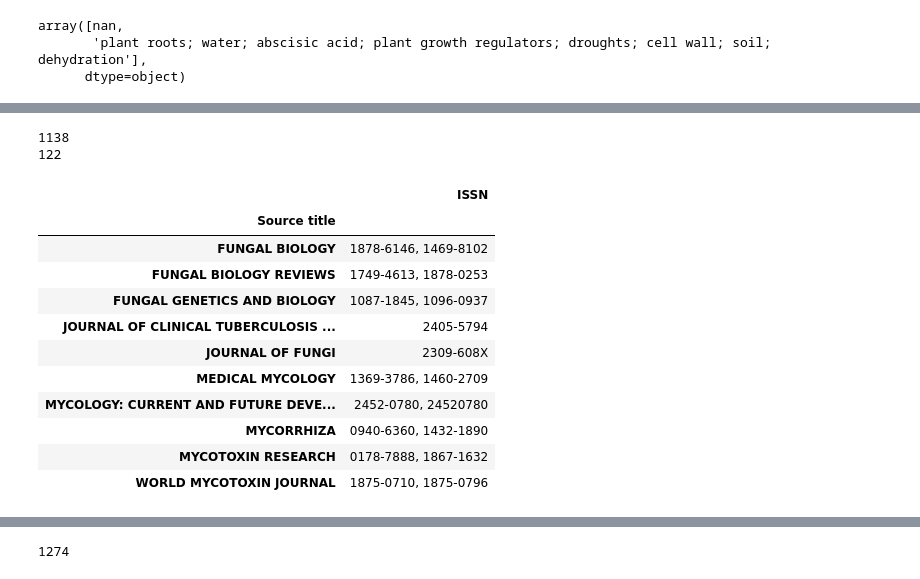
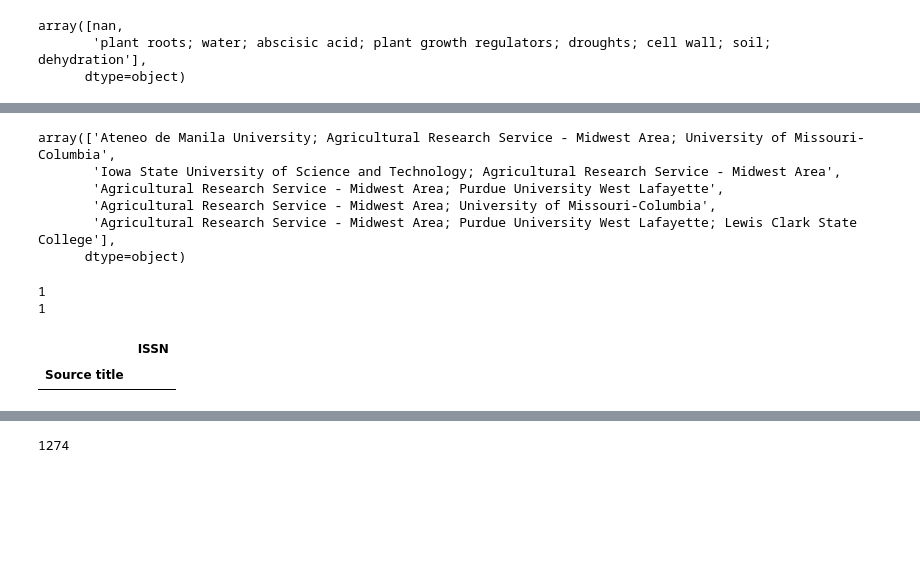
Before and after one commit to ejamezquita/ipg_network, a Jupyter notebook: jupyter/get_plant_group.ipynb, the cells around one changed output, grey strips where cells are left out. Saved outputs shown, nothing was run; the diff lists cells and outputs as text; code cells hidden in the pictures; blank space fills up the shorter version.

```diff
--- a/jupyter/get_plant_group.ipynb
+++ b/jupyter/get_plant_group.ipynb
@@ -278,0 +325,10 @@ After matching: 181
+# %%
+reload(utils)
+usda_institutes = ['United States Department of Agriculture', 'Agricultural Research Service', 'Biological Control of Insects Research']
+usauthors, uspnum, idx = utils.corresponding_authors_from_institute(usdata, usda_institutes, exclude_list=institutes)
+print('Found', len(usauthors),'different corresponding authors in', len(idx), 'publications')
+
+usauthors, uspnum = utils.remove_long_corresponding(usauthors, uspnum)
+print('Reduced to', len(usauthors),'corresponding authors')
+fz = utils.fuzzy_matrix(usauthors)
+usda_pubs = utils.fuzzymatching_authors(usauthors, uspnum, fz, tol)
@@ -449,9 +413,10 @@ After matching: 585
 # %%
 iscorr = np.zeros(len(df), dtype=bool)
-for i in range(len(df)):
-    if not pd.isna(df.iloc[i]['Corresponding Authors']):
-        iscorr[i] = 'Sharp, Robert' in df.loc[i, 'Corresponding Authors']
-print(np.sum(iscorr))
-foo = df.loc[iscorr, ['Publication ID', 'Title', 'Source title', 'MeSH terms', 'Fields of Research (ANZSRC 2020)', 'Authors', 'Corresponding Authors']]
+for i,idx in enumerate(df.index):
+    iscorr[i] = any([place in df.loc[idx, 'Authors (Raw Affiliation)'].lower() for place in ['columbia', 'missouri']])
+print(np.sum(~iscorr))
+foo = df.iloc[~iscorr][['Title', 'Source title', 'MeSH terms', 'Fields of Research (ANZSRC 2020)', 'Authors', 'Corresponding Authors']]
+foo = foo.drop(df[df['Authors (Raw Affiliation)'] == '[see note]'].index)
+print(foo.shape)
 foo.head(20)
 # %% [output]
@@ -463,0 +439,8 @@ foo.head(20)
+# %%
+iscorr = np.zeros(len(df), dtype=bool)
+for i,idx in enumerate(df.index):
+    if not pd.isna(df.loc[idx, 'Corresponding Authors']):
+        iscorr[i] = 'Gillman, Jason' in df.loc[idx, 'Corresponding Authors']
+print(np.sum(iscorr))
+foo = df.loc[iscorr, ['Title', 'Source title', 'MeSH terms', 'Fields of Research (ANZSRC 2020)', 'Authors', 'Corresponding Authors']]
+foo.head(20)
@@ -476,9 +471,10 @@ array([nan,
       dtype=object)
 # %%
 iscorr = np.zeros(len(usda), dtype=bool)
-for i in range(len(usda)):
+for i, idx in enumerate(usda.index):
     if not pd.isna(usda.iloc[i]['Corresponding Authors']):
-        iscorr[i] = 'Kang, David' in usda.loc[i, 'Corresponding Authors']
+        iscorr[i] = 'Gillman, Jason' in usda.loc[idx, 'Corresponding Authors']
 print(np.sum(iscorr))
-usda.loc[iscorr, ['Publication ID', 'Title', 'Source title', 'ISSN', 'Authors', 'Corresponding Authors']]
+foo = usda.loc[iscorr, ['Title', 'Source title', 'Authors', 'MeSH terms', 'Corresponding Authors']]
+foo.head(20)
 # %% [output]
@@ -491,32 +493,31 @@ usda.loc[iscorr, ['Publication ID', 'Title', 'Source title', 'ISSN', 'Authors',
+# %%
+pd.unique(foo['Research Organizations - standardized'])
+# %% [output]
+array(['Ateneo de Manila University; Agricultural Research Service - Midwest Area; University of Missouri-Columbia',
+       'Iowa State University of Science and Technology; Agricultural Research Service - Midwest Area',
+       'Agricultural Research Service - Midwest Area; Purdue University West Lafayette',
+       'Agricultural Research Service - Midwest Area; University of Missouri-Columbia',
+       'Agricultural Research Service - Midwest Area; Purdue University West Lafayette; Lewis Clark State College'],
+      dtype=object)
 # %%
-jkw = ['Plant', 'Botan', 'Phyto', 'Hort', 'Fung', 'Myco']
+jkw = ['Rhiz']
 isjournal = np.zeros(len(df), dtype=bool)
-for i in range(len(df)):
-    if not pd.isna(df.loc[i, 'Source title']):
-        foo = df.loc[i, 'Source title']
+for i,idx in enumerate(df.index):
+    if not pd.isna(df.loc[idx, 'Source title']):
+        foo = df.loc[idx, 'Source title']
         isjournal[i] = any([ kw in foo for kw in jkw ])
 
 print(np.sum(isjournal))
 uq = [ x.upper() for x in pd.unique(df.loc[isjournal, 'Source title']) ]
 print(len(uq))
 uq, idx = np.unique(df.loc[isjournal, 'Source title'].values, return_index=True)
 idx = df.loc[isjournal, 'Source title'].index[idx].values
 bar = df.loc[idx, ['Source title', 'ISSN']]
 bar['Source title'] = bar['Source title'].str.upper()
 bar = bar.set_index('Source title')
 bar.loc[ np.setdiff1d(bar.index, journals['Journal']) ]
 # %% [output]
-1138
-122
+1
+1
 |  | ISSN |
 | Source title |  |
-| FUNGAL BIOLOGY | 1878-6146, 1469-8102 |
-| FUNGAL BIOLOGY REVIEWS | 1749-4613, 1878-0253 |
-| FUNGAL GENETICS AND BIOLOGY | 1087-1845, 1096-0937 |
-| JOURNAL OF CLINICAL TUBERCULOSIS ... | 2405-5794 |
-| JOURNAL OF FUNGI | 2309-608X |
-| MEDICAL MYCOLOGY | 1369-3786, 1460-2709 |
-| MYCOLOGY: CURRENT AND FUTURE DEVE... | 2452-0780, 24520780 |
-| MYCORRHIZA | 0940-6360, 1432-1890 |
-| MYCOTOXIN RESEARCH | 0178-7888, 1867-1632 |
-| WORLD MYCOTOXIN JOURNAL | 1875-0710, 1875-0796 |
```
Also changed, not shown: parts of 45 cells of this notebook, 4 other files.
